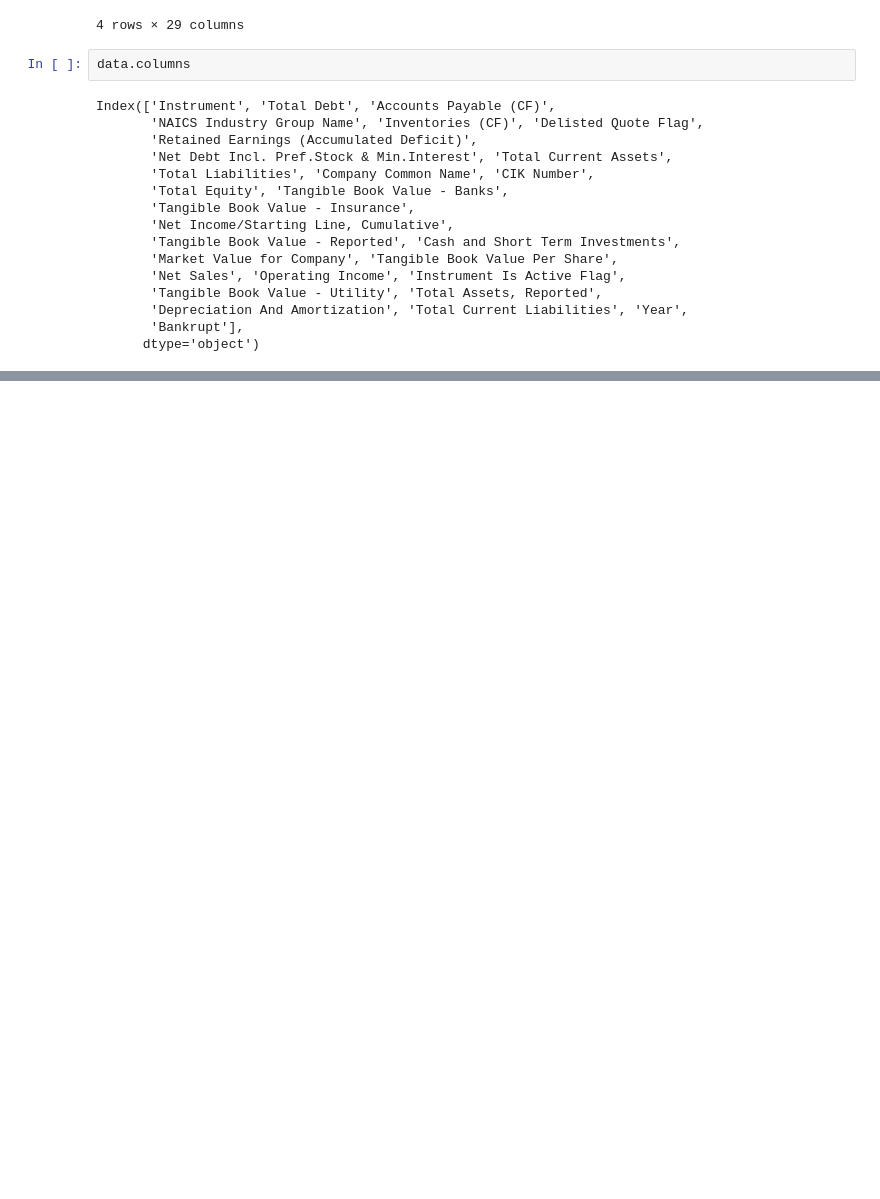
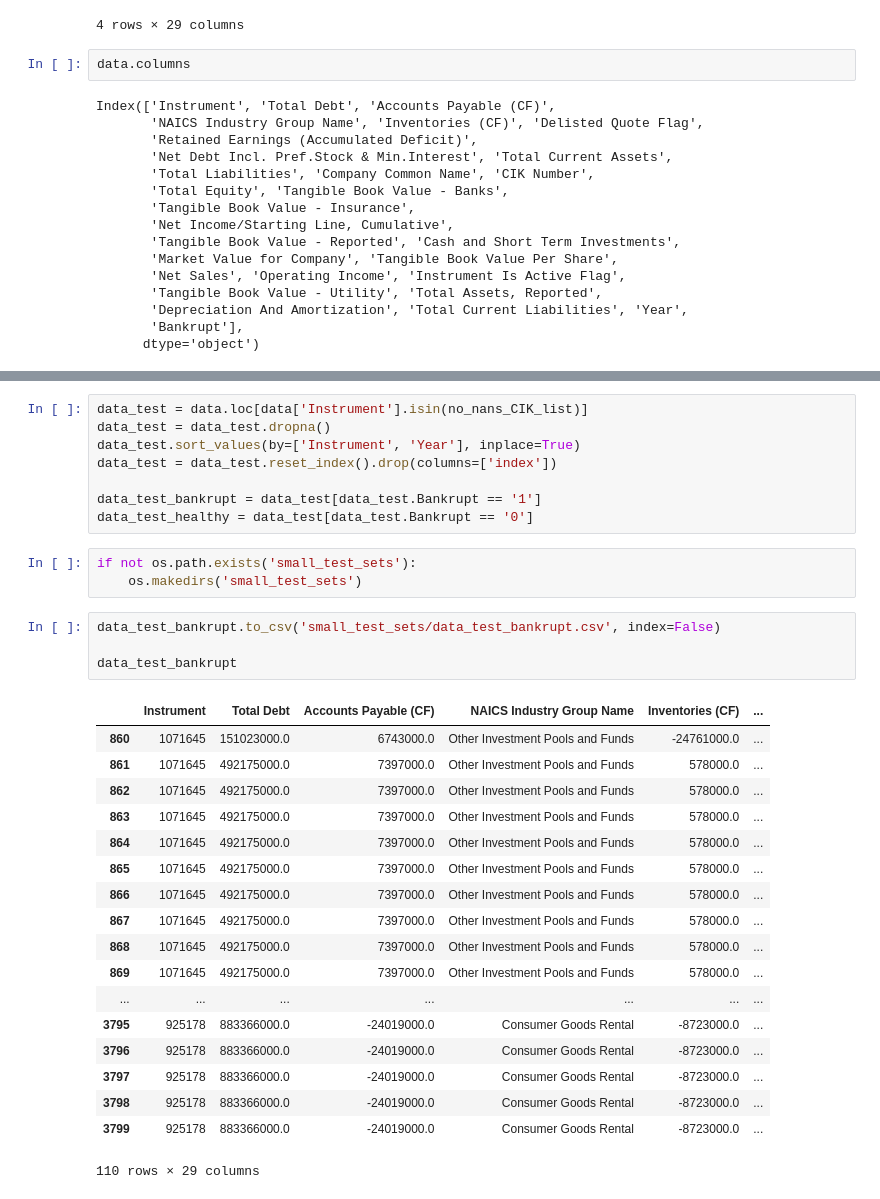
Before and after one commit to Faisalsouz/bankruptcy, a Jupyter notebook: data/Eikon/cleaningTry.ipynb, the cells around one changed output, grey strips where cells are left out. Saved outputs shown, nothing was run; the diff lists cells and outputs as text; blank space fills up the shorter version.

```diff
--- a/data/Eikon/cleaningTry.ipynb
+++ b/data/Eikon/cleaningTry.ipynb
@@ -108,0 +115,34 @@ ValueError: can only convert an array of size 1 to a Python scalar
+# %%
+data_test = data.loc[data['Instrument'].isin(no_nans_CIK_list)]
+data_test = data_test.dropna()
+data_test.sort_values(by=['Instrument', 'Year'], inplace=True)
+data_test = data_test.reset_index().drop(columns=['index'])
+
+data_test_bankrupt = data_test[data_test.Bankrupt == '1']
+data_test_healthy = data_test[data_test.Bankrupt == '0']
+# %%
+if not os.path.exists('small_test_sets'):
+    os.makedirs('small_test_sets')
+# %%
+data_test_bankrupt.to_csv('small_test_sets/data_test_bankrupt.csv', index=False)
+
+data_test_bankrupt
+# %% [output]
+|  | Instrument | Total Debt | Accounts Payable (CF) | NAICS Industry Group Name | Inventories (CF) | ... |
+| 860 | 1071645 | 151023000.0 | 6743000.0 | Other Investment Pools and Funds | -24761000.0 | ... |
+| 861 | 1071645 | 492175000.0 | 7397000.0 | Other Investment Pools and Funds | 578000.0 | ... |
+| 862 | 1071645 | 492175000.0 | 7397000.0 | Other Investment Pools and Funds | 578000.0 | ... |
+| 863 | 1071645 | 492175000.0 | 7397000.0 | Other Investment Pools and Funds | 578000.0 | ... |
+| 864 | 1071645 | 492175000.0 | 7397000.0 | Other Investment Pools and Funds | 578000.0 | ... |
+| 865 | 1071645 | 492175000.0 | 7397000.0 | Other Investment Pools and Funds | 578000.0 | ... |
+| 866 | 1071645 | 492175000.0 | 7397000.0 | Other Investment Pools and Funds | 578000.0 | ... |
+| 867 | 1071645 | 492175000.0 | 7397000.0 | Other Investment Pools and Funds | 578000.0 | ... |
+| 868 | 1071645 | 492175000.0 | 7397000.0 | Other Investment Pools and Funds | 578000.0 | ... |
+| 869 | 1071645 | 492175000.0 | 7397000.0 | Other Investment Pools and Funds | 578000.0 | ... |
+| ... | ... | ... | ... | ... | ... | ... |
+| 3795 | 925178 | 883366000.0 | -24019000.0 | Consumer Goods Rental | -8723000.0 | ... |
+| 3796 | 925178 | 883366000.0 | -24019000.0 | Consumer Goods Rental | -8723000.0 | ... |
+| 3797 | 925178 | 883366000.0 | -24019000.0 | Consumer Goods Rental | -8723000.0 | ... |
+| 3798 | 925178 | 883366000.0 | -24019000.0 | Consumer Goods Rental | -8723000.0 | ... |
+| 3799 | 925178 | 883366000.0 | -24019000.0 | Consumer Goods Rental | -8723000.0 | ... |
+110 rows × 29 columns
```
Also changed, not shown: parts of 11 cells of this notebook, 3 other files.
